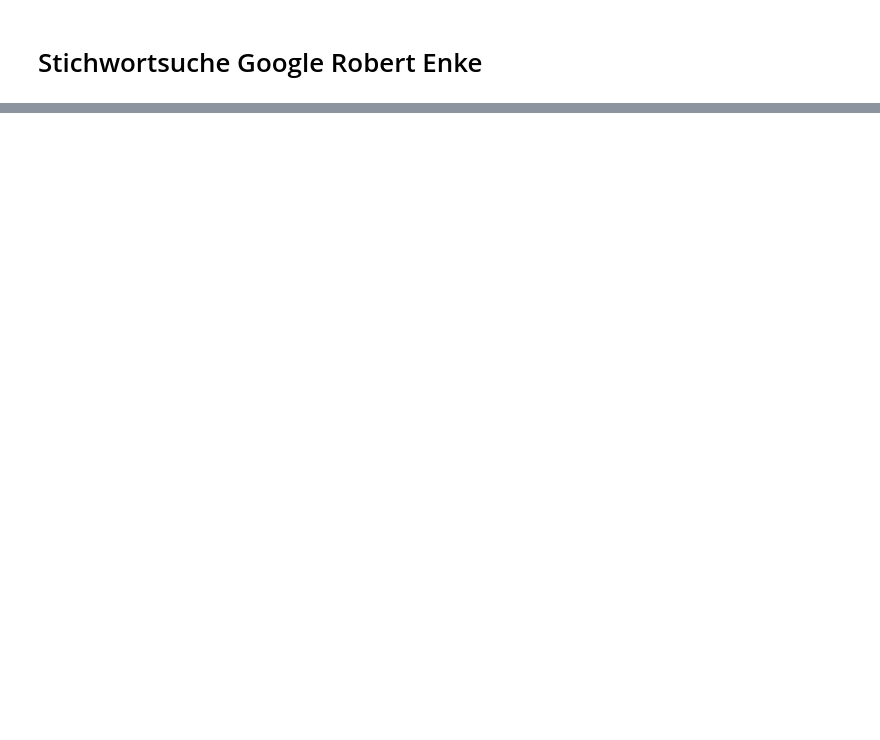
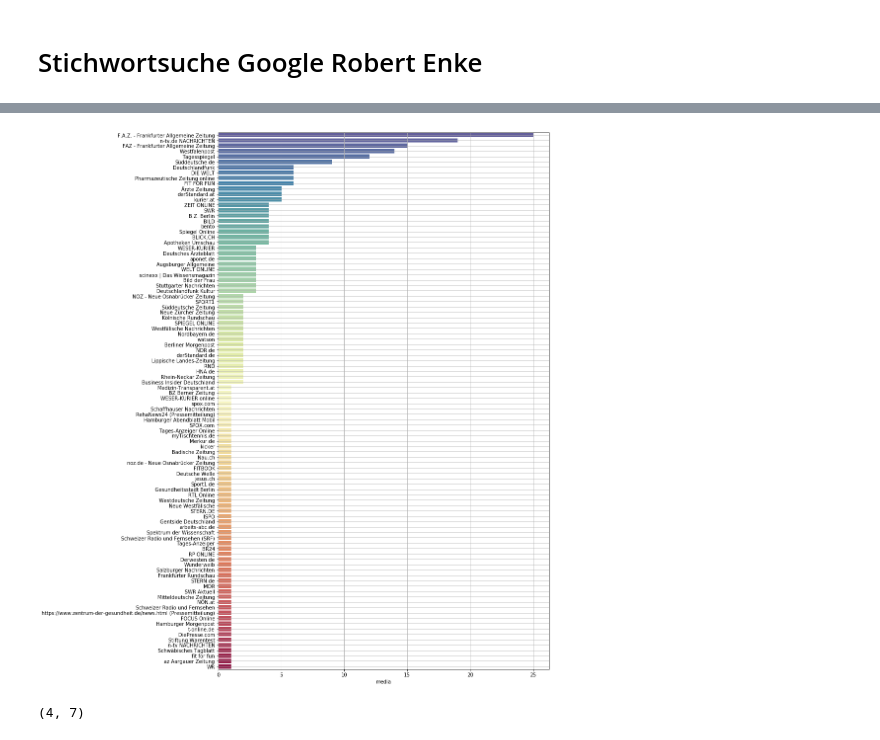
Before and after one commit to e0pir2/DataScienceProjects, a Jupyter notebook: WebScraping_Analysis/News/Depression_in_Sport/depression_in_sport_google.ipynb, the cells around one changed output, grey strips where cells are left out. Saved outputs shown, nothing was run; the diff lists cells and outputs as text; code cells hidden in the pictures; blank space fills up the shorter version.

```diff
--- a/WebScraping_Analysis/News/Depression_in_Sport/depression_in_sport_google.ipynb
+++ b/WebScraping_Analysis/News/Depression_in_Sport/depression_in_sport_google.ipynb
@@ -71,0 +94,2 @@ Text(0.5, 0, 'Time')
+# %%
+df=df.drop("Unnamed: 0",axis=1)
@@ -71,0 +100,8 @@ Text(0.5, 0, 'Time')
+# %%
+df_value_counts=df["media"].value_counts()
+# %%
+fig,sub=plt.subplots(1,1,figsize=(12,20))
+sns.barplot(x=df_value_counts,y=df_value_counts.index,orient="horizontal",ax=sub,palette="Spectral_r")
+sub.grid();
+# %% [output]
+[figure, added]
@@ -71,0 +110,4 @@ Text(0.5, 0, 'Time')
+# %%
+df_19.shape
+# %% [output]
+(4, 7)
```
Also changed, not shown: parts of 33 cells of this notebook.
